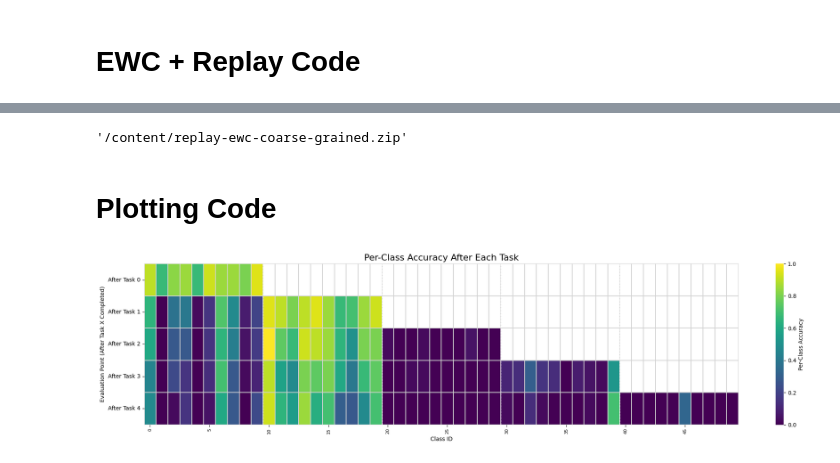
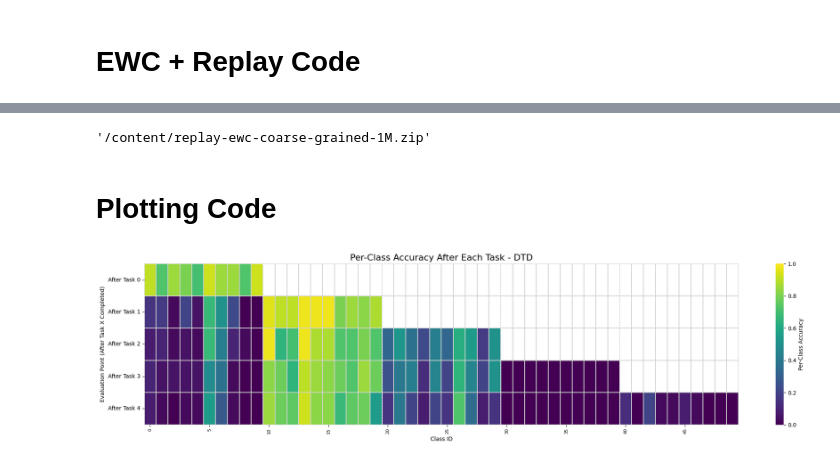
Before and after one commit to avelynkwong/fg-continual-learning, a Jupyter notebook: eda2_ewc_replay.ipynb, the cells around one changed output, grey strips where cells are left out. Saved outputs shown, nothing was run; the diff lists cells and outputs as text; code cells hidden in the pictures.

Commit message:
10k was best lambda value

```diff
--- a/eda2_ewc_replay.ipynb
+++ b/eda2_ewc_replay.ipynb
@@ -871,8 +945,8 @@ def train_net_ewc_replay(max_epochs, freeze_epochs, patience, ewc, net_to_train,
 
     initial_freeze = (task == 0) # Only freeze initially for the very first task
 
-    if task > 0:
-        ewc.freeze_important_parameters(task, importance_threshold=0.05)
+    # if task > 0:
+    #     ewc.freeze_important_parameters(task, importance_threshold=0.05)
 
     for name, param in net_to_train.named_parameters():
         # do not train non-fc layers
@@ -975,10 +1049,12 @@ from torch.utils.data import Dataset, DataLoader, Subset, ConcatDataset
 from torchvision import models
 import torch.optim as optim
 
+LAMBDA_EWC = 10e5
+save_dir = 'replay-ewc-coarse-grained-1M' # Changed directory name
 
 # Initialize the model
 model = models.resnet18(pretrained=True)
-ewc = EWC(model, device='cuda', lambda_ewc=10e7)
+ewc = EWC(model, device='cuda', lambda_ewc=LAMBDA_EWC)
 
 # freeze all parameters except the last fc layer
 for name, param in model.named_parameters():
@@ -1016,9 +1092,6 @@ class MemoryDataset(Dataset):
         # buffer contains (image_tensor, label)
         return self.buffer[idx]
 
-# --- Modify your main loop ---
-save_dir = 'replay-ewc-coarse-grained' # Changed directory name
-
 if not os.path.exists(save_dir):
     os.makedirs(save_dir)
 # Clear or initialize log files
@@ -1052,6 +1125,15 @@ for task in range(5):
     train_loader_combined = DataLoader(
         combined_train_dataset,
         batch_size=128, # Or adjust dynamically
+        shuffle=True,
+        num_workers=4,
+        worker_init_fn=seed_worker,
+        generator=g
+    )
+
+    train_loader_not_combined = DataLoader(
+        current_task_train_subset,
+        batch_size=128,
         shuffle=True,
         num_workers=4,
         worker_init_fn=seed_worker,
@@ -1101,9 +1183,11 @@ for task in range(5):
         save_file=os.path.join(save_dir, 'train_val_losses.txt')
     )
 
+
+
     # --- Update EWC after training ---
-    ewc.store_task_parameters(task, train_loader_combined)
-    ewc.consolidate_weights()
+    ewc.store_task_parameters(task, train_loader_not_combined)
+    # ewc.consolidate_weights()
 
     # --- Update Memory Buffer AFTER training ---
     # Select samples from the task just finished
@@ -1152,9 +1235,9 @@ Task 0, Epoch 11, EWC Loss: 0.0000, Total Loss: 0.3771, Val Loss (Cumulative): 0
 ... (88 outputs left out)
 # %%
 import shutil
-shutil.make_archive('replay-ewc-coarse-grained', 'zip', 'replay-ewc-coarse-grained')
+shutil.make_archive('replay-ewc-coarse-grained-1M', 'zip', 'replay-ewc-coarse-grained-1M')
 # %% [output]
-'/content/replay-ewc-coarse-grained.zip'
+'/content/replay-ewc-coarse-grained-1M.zip'
 # %% [markdown]
 # Plotting Code
 # %%
@@ -1164,7 +1247,7 @@ import seaborn as sns
 import ast # To safely evaluate the string list literal
 import os # To check if file exists
 
-def visualize_forgetting(accuracy_file_path, num_total_classes, num_classes_per_task):
+def viz_acc_drops(accuracy_file_path, num_total_classes, num_classes_per_task, dataset):
   # --- Data Loading and Manual Parsing ---
   parsed_data = {}
 
@@ -1270,7 +1353,7 @@ def visualize_forgetting(accuracy_file_path, num_total_classes, num_classes_per_
 
   plt.xlabel("Class ID")
   plt.ylabel("Evaluation Point (After Task X Completed)")
-  plt.title("Per-Class Accuracy After Each Task", fontsize=16)
+  plt.title(f"Per-Class Accuracy After Each Task - {dataset}", fontsize=16)
   plt.xticks(ticks=np.arange(0, num_total_classes, 5) + 0.5, labels=np.arange(0, num_total_classes, 5), rotation=90, fontsize=8)
   plt.yticks(ticks=np.arange(num_tasks_found) + 0.5, labels=[f"After Task {t}" for t in sorted_task_ids], rotation=0)
 
@@ -1281,11 +1364,11 @@ def visualize_forgetting(accuracy_file_path, num_total_classes, num_classes_per_
   plt.show()
 # %%
 # texture dataset
-accuracy_file_path = 'replay-ewc-coarse-grained/accuracies.txt' # Make sure this file exists
+accuracy_file_path = 'replay-ewc-coarse-grained-1M/accuracies.txt' # Make sure this file exists
 num_total_classes = 50
 num_classes_per_task = 10
 
-visualize_forgetting(accuracy_file_path, num_total_classes, num_classes_per_task)
+viz_acc_drops(accuracy_file_path, num_total_classes, num_classes_per_task, 'DTD')
 # %% [output]
-[figure, old version]
+[figure, new version]
 # %%
```
Also changed, not shown: parts of 6 cells of this notebook.
